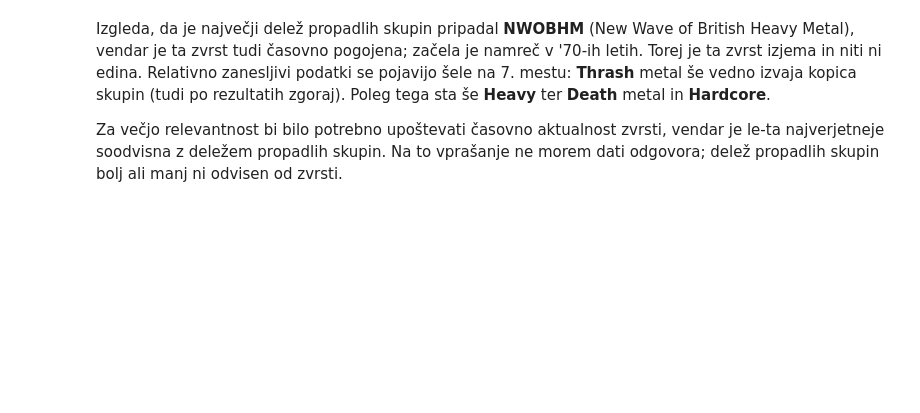
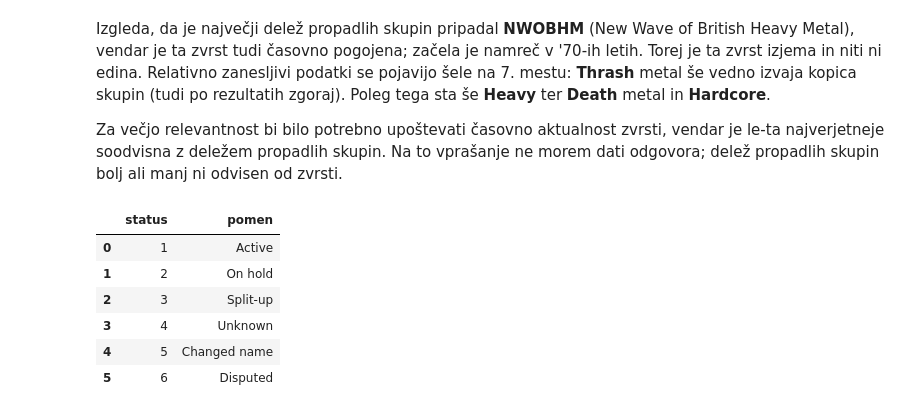
Before and after one commit to h3ll-o-w0rld/Projekt-za-PROG1, a Jupyter notebook: Projekt.ipynb, the cells around one changed output. Cells and saved outputs as stored; diff of their text form; code cells hidden in the pictures; blank space fills up the shorter version.

```diff
--- a/Projekt.ipynb
+++ b/Projekt.ipynb
@@ -186,3 +213,13 @@ Izgleda, da je največji delež propadlih skupin pripadal **NWOBHM** (New Wave o
 Relativno zanesljivi podatki se pojavijo šele na 7. mestu: **Thrash** metal še vedno izvaja kopica skupin (tudi po rezultatih zgoraj). Poleg tega sta še **Heavy** ter **Death** metal in **Hardcore**.
 
 Za večjo relevantnost bi bilo potrebno upoštevati časovno aktualnost zvrsti, vendar je le-ta najverjetneje soodvisna z deležem propadlih skupin. Na to vprašanje ne morem dati odgovora; delež propadlih skupin bolj ali manj ni odvisen od zvrsti.
+# %%
+statusi
+# %% [output]
+|  | status | pomen |
+| 0 | 1 | Active |
+| 1 | 2 | On hold |
+| 2 | 3 | Split-up |
+| 3 | 4 | Unknown |
+| 4 | 5 | Changed name |
+| 5 | 6 | Disputed |
```
Also changed, not shown: parts of 5 cells of this notebook, 1 other file.
